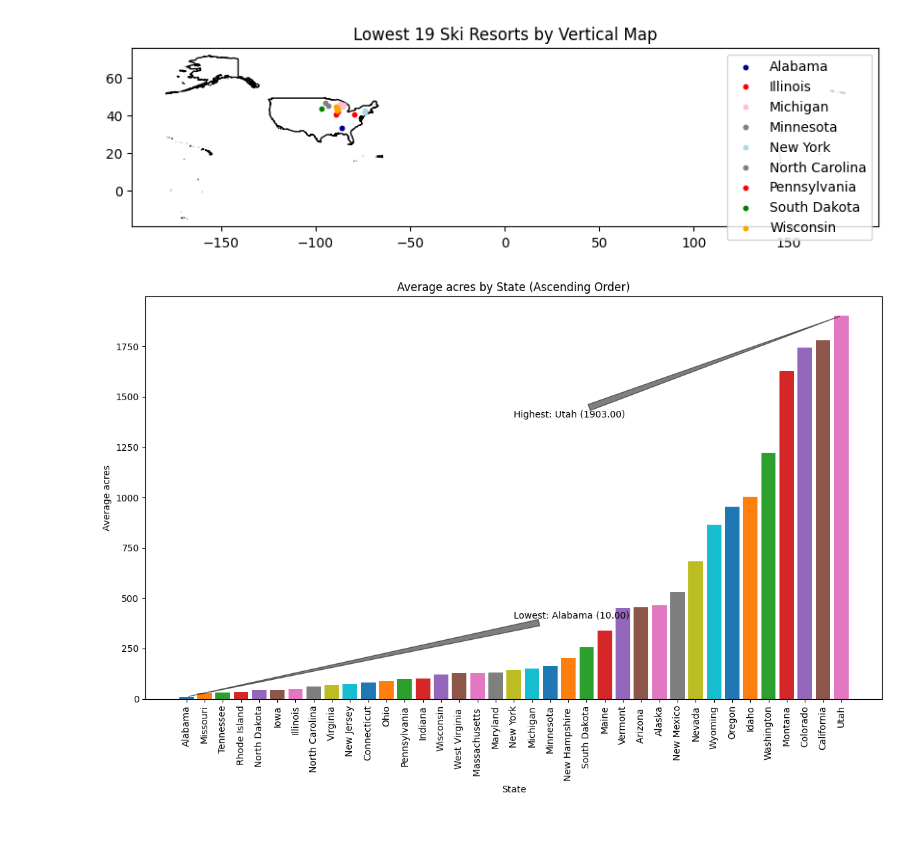
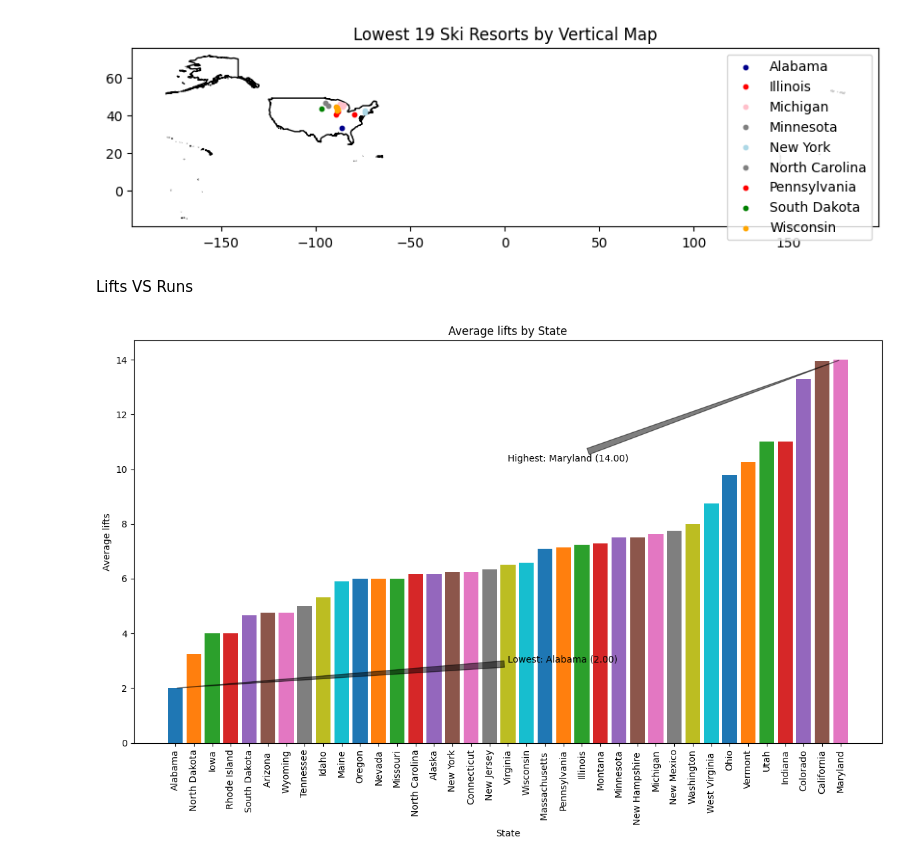
Before and after one commit to emilytan32/data_project_2023, a Jupyter notebook: skiresort_dataset.ipynb, the cells around one changed output. Drawn from its saved outputs; the diff is of its cells as text; code cells hidden in the pictures; blank space fills up the shorter version.

```diff
--- a/skiresort_dataset.ipynb
+++ b/skiresort_dataset.ipynb
@@ -512,49 +484,49 @@ ax.legend()
 plt.show()
 # %% [output]
 [figure]
+# %% [markdown]
+Lifts VS Runs
 # %%
-import matplotlib.pyplot as plt
-
-sorted_df = ski_df.sort_values(by='acres')
+sorted_df = ski_df.sort_values(by='lifts')
 unique_states = sorted_df['state'].unique()
 fig, ax = plt.subplots(figsize=(12, 8))
 
-state_avg_acres = []
+state_avg_lifts = []
 for state in unique_states:
     state_data = sorted_df[sorted_df['state'] == state]
-    avg_acres = state_data['acres'].mean()
-    state_avg_acres.append((state, avg_acres))
+    avg_lifts = state_data['lifts'].mean()
+    state_avg_lifts.append((state, avg_lifts))
 
-state_avg_acres.sort(key=lambda x: x[1])
+state_avg_lifts.sort(key=lambda x: x[1])
 
-for i, (state, avg_acres) in enumerate(state_avg_acres):
+for i, (state, avg_lifts) in enumerate(state_avg_lifts):
     x = i
-    ax.bar(x, avg_acres, label=state, align='center')
+    ax.bar(x, avg_lifts, label=state, align='center')
 
 ax.set_xticks(range(len(unique_states)))
-ax.set_xticklabels([state for state, _ in state_avg_acres], rotation='vertical')
+ax.set_xticklabels([state for state, _ in state_avg_lifts], rotation='vertical')
 
 ax.set_xlabel('State')
-ax.set_ylabel('Average acres')
+ax.set_ylabel('Average lifts')
 
-ax.set_title('Average acres by State (Ascending Order)')
+ax.set_title('Average lifts by State')
 
-lowest_state = state_avg_acres[0][0]
-lowest_value = state_avg_acres[0][1]
-highest_state = state_avg_acres[-1][0]
-highest_value = state_avg_acres[-1][1]
+lowest_state = state_avg_lifts[0][0]
+lowest_value = state_avg_lifts[0][1]
+highest_state = state_avg_lifts[-1][0]
+highest_value = state_avg_lifts[-1][1]
 
 ax.annotate(f'Lowest: {lowest_state} ({lowest_value:.2f})', xy=(0, lowest_value), xytext=(0.5, 0.2),
             textcoords='axes fraction', fontsize=10,
             arrowprops=dict(facecolor='black', arrowstyle='wedge,tail_width=0.7', alpha=0.5))
 
 ax.annotate(f'Highest: {highest_state} ({highest_value:.2f})', xy=(len(unique_states) - 1, highest_value),
             xytext=(0.5, 0.7), textcoords='axes fraction', fontsize=10,
             arrowprops=dict(facecolor='black', arrowstyle='wedge,tail_width=0.7', alpha=0.5))
 
 plt.tight_layout()
 
 plt.show()
 # %% [output]
-[figure, old version]
+[figure, new version]
 # %%
```
Also changed, not shown: parts of 23 cells of this notebook.
